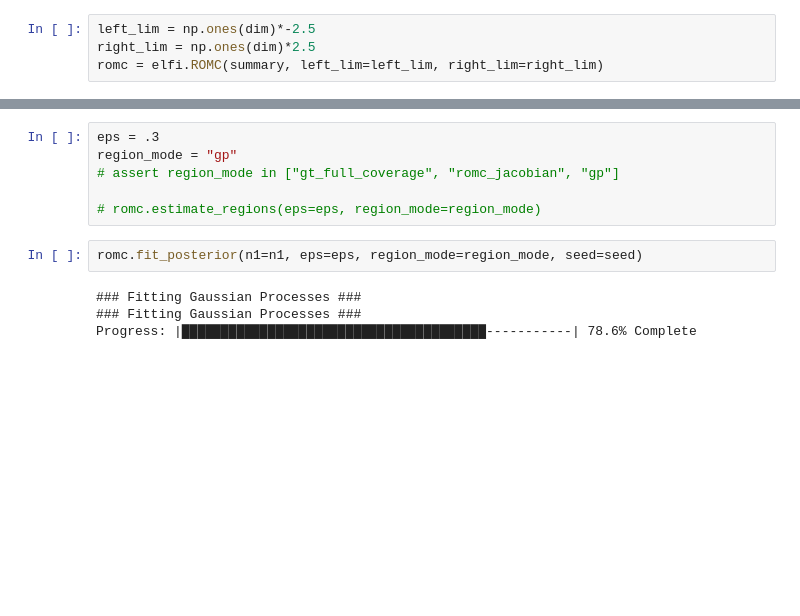
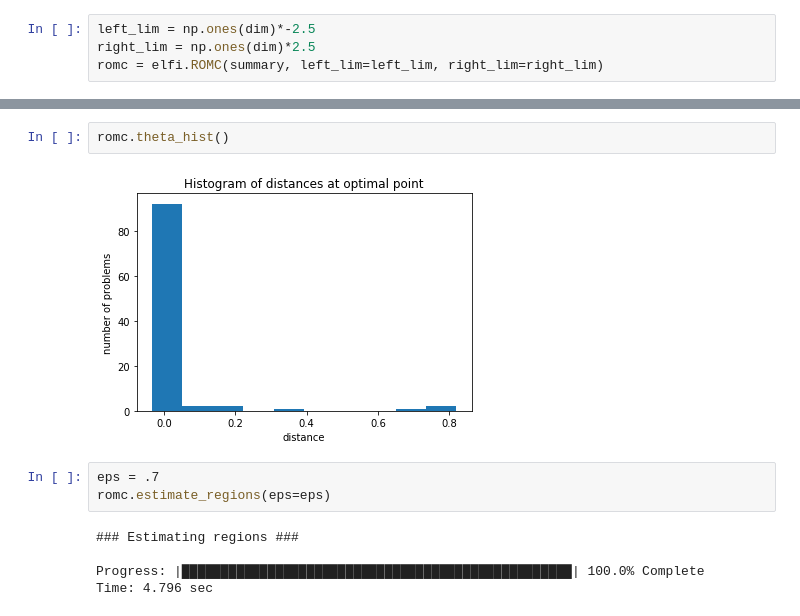
Before and after one commit to givasile/edinburgh-thesis, a Jupyter notebook: presentation_examples/example_2D_gp.ipynb, the cells around one changed output, grey strips where cells are left out. Drawn from its saved outputs; the diff is of its cells as text; blank space fills up the shorter version.

```diff
--- a/presentation_examples/example_2D_gp.ipynb
+++ b/presentation_examples/example_2D_gp.ipynb
@@ -128,13 +135,13 @@ use_gp = True
+# %%
+romc.theta_hist()
+# %% [output]
+[figure, added]
 # %%
-eps = .3
-region_mode = "gp"
-# assert region_mode in ["gt_full_coverage", "romc_jacobian", "gp"]
-
-# romc.estimate_regions(eps=eps, region_mode=region_mode)
+eps = .7
+romc.estimate_regions(eps=eps)
+# %% [output]
+### Estimating regions ###
+
+Progress: |██████████████████████████████████████████████████| 100.0% Complete
+Time: 4.796 sec
-# %%
-romc.fit_posterior(n1=n1, eps=eps, region_mode=region_mode, seed=seed)
-# %% [output]
-### Fitting Gaussian Processes ###
-### Fitting Gaussian Processes ###
-Progress: |███████████████████████████████████████-----------| 78.6% Complete
 # %%
```
Also changed, not shown: parts of 9 cells of this notebook, 24 other files.
